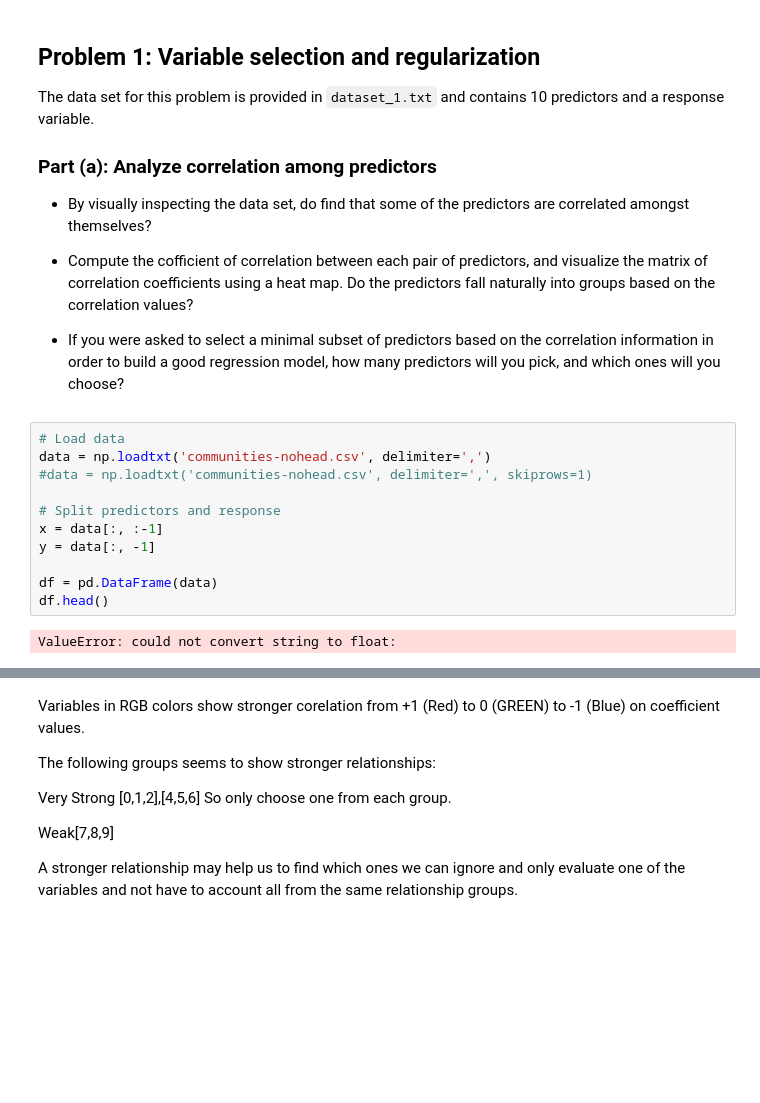
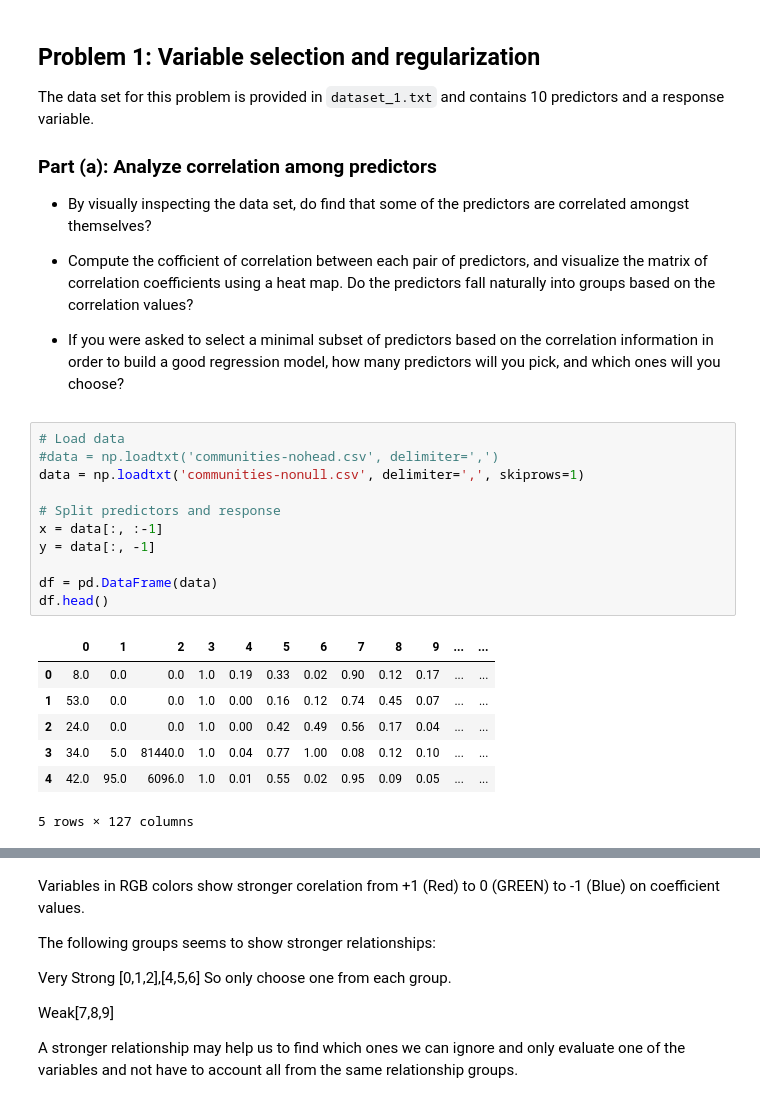
Before and after one commit to stiwarih/E-150-Grad, a Jupyter notebook: data-sets/final/lasso.ipynb, the cells around one changed output, grey strips where cells are left out. Cells and saved outputs as stored; diff of their text form; blank space fills up the shorter version.

```diff
--- a/data-sets/final/lasso.ipynb
+++ b/data-sets/final/lasso.ipynb
@@ -67,17 +67,23 @@ The data set for this problem is provided in ``dataset_1.txt`` and contains 10 p
 - If you were asked to select a minimal subset of predictors based on the correlation information in order to build a good regression model, how many predictors will you pick, and which ones will you choose?
 # %%
 # Load data
-data = np.loadtxt('communities-nohead.csv', delimiter=',')
-#data = np.loadtxt('communities-nohead.csv', delimiter=',', skiprows=1)
+#data = np.loadtxt('communities-nohead.csv', delimiter=',')
+data = np.loadtxt('communities-nonull.csv', delimiter=',', skiprows=1)
 
 # Split predictors and response
 x = data[:, :-1]
 y = data[:, -1]
 
 df = pd.DataFrame(data)
 df.head()
 # %% [output]
+|  | 0 | 1 | 2 | 3 | 4 | 5 | 6 | 7 | 8 | 9 | ... | ... |
+| 0 | 8.0 | 0.0 | 0.0 | 1.0 | 0.19 | 0.33 | 0.02 | 0.90 | 0.12 | 0.17 | ... | ... |
+| 1 | 53.0 | 0.0 | 0.0 | 1.0 | 0.00 | 0.16 | 0.12 | 0.74 | 0.45 | 0.07 | ... | ... |
+| 2 | 24.0 | 0.0 | 0.0 | 1.0 | 0.00 | 0.42 | 0.49 | 0.56 | 0.17 | 0.04 | ... | ... |
+| 3 | 34.0 | 5.0 | 81440.0 | 1.0 | 0.04 | 0.77 | 1.00 | 0.08 | 0.12 | 0.10 | ... | ... |
+| 4 | 42.0 | 95.0 | 6096.0 | 1.0 | 0.01 | 0.55 | 0.02 | 0.95 | 0.09 | 0.05 | ... | ... |
-ValueError: could not convert string to float:
+5 rows × 127 columns
 # %%
 # Compute matrix of correlation coefficients
 
```
Also changed, not shown: parts of 2 cells of this notebook, 1 other file.
